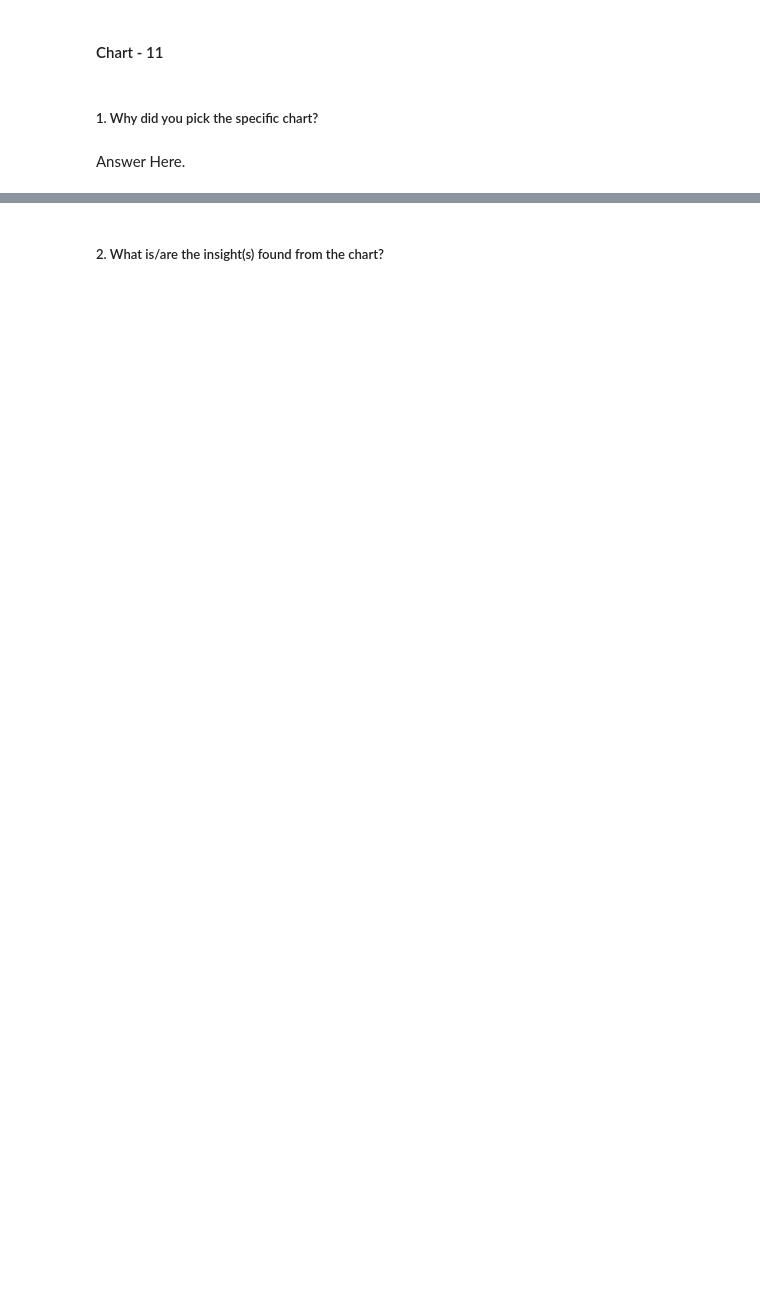
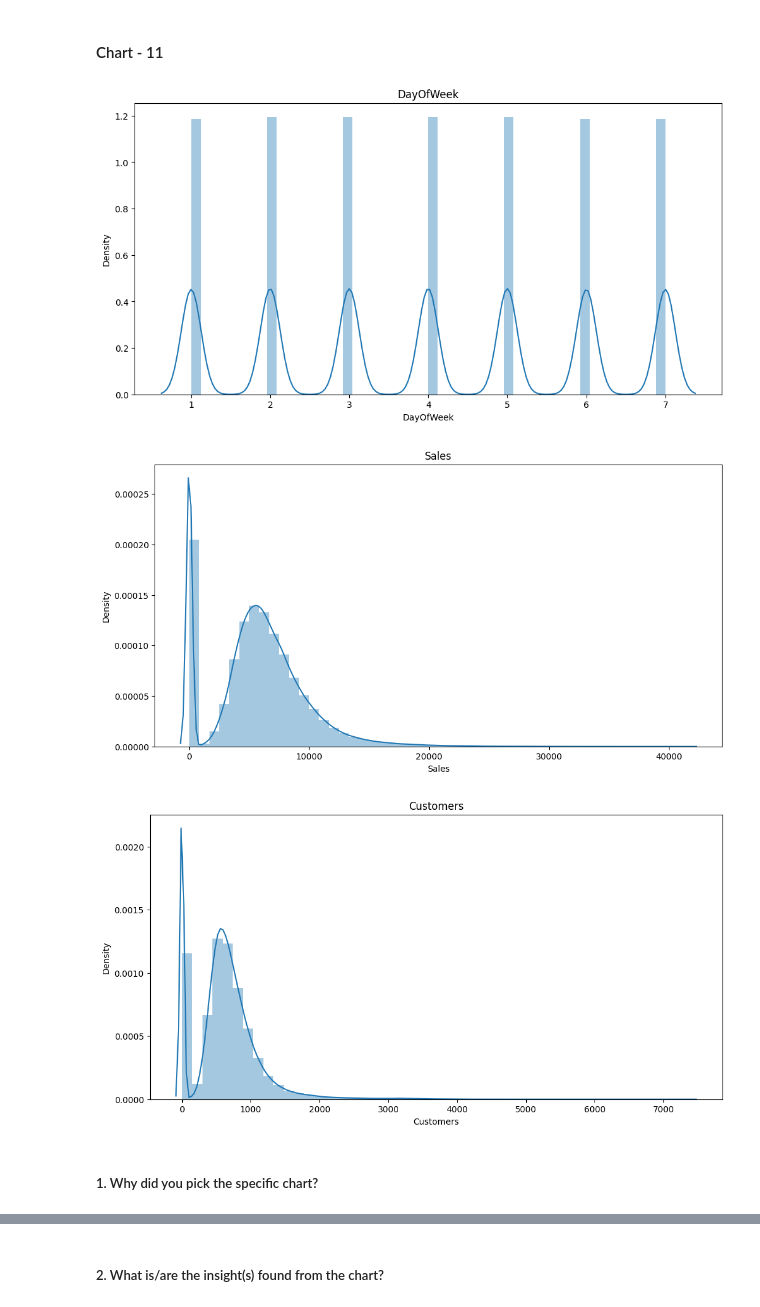
Before and after one commit to hmarathe420/Retail_Sales_Prediction, a Jupyter notebook: Retail_Sales_Prediction.ipynb, the cells around one changed output, grey strips where cells are left out. Saved outputs shown, nothing was run; the diff lists cells and outputs as text; code cells hidden in the pictures; blank space fills up the shorter version.

```diff
--- a/Retail_Sales_Prediction.ipynb
+++ b/Retail_Sales_Prediction.ipynb
@@ -738,4 +756,18 @@ Answer Here
+# %%
+# Numeric Features visualization.
+
+numeric_features = ['DayOfWeek','Sales','Customers']
+
+for col in numeric_features:
+    fig = plt.figure(figsize=(12, 6))
+    ax = fig.gca()
+    feature = rossmannstore_df[col]
+    sns.distplot(feature,ax = ax)
+    ax.set_title(col)
+plt.show()
+# %% [output]
+[figure, added]
+[figure, added]
+[figure, added]
 # %% [markdown]
 ##### 1. Why did you pick the specific chart?
-# %% [markdown]
-Answer Here.
```
Also changed, not shown: parts of 19 cells of this notebook.
